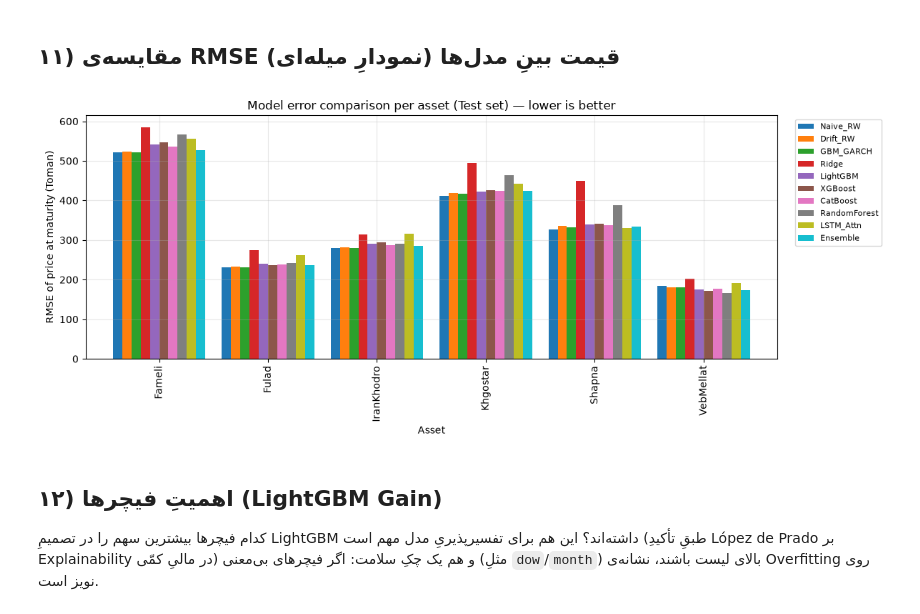
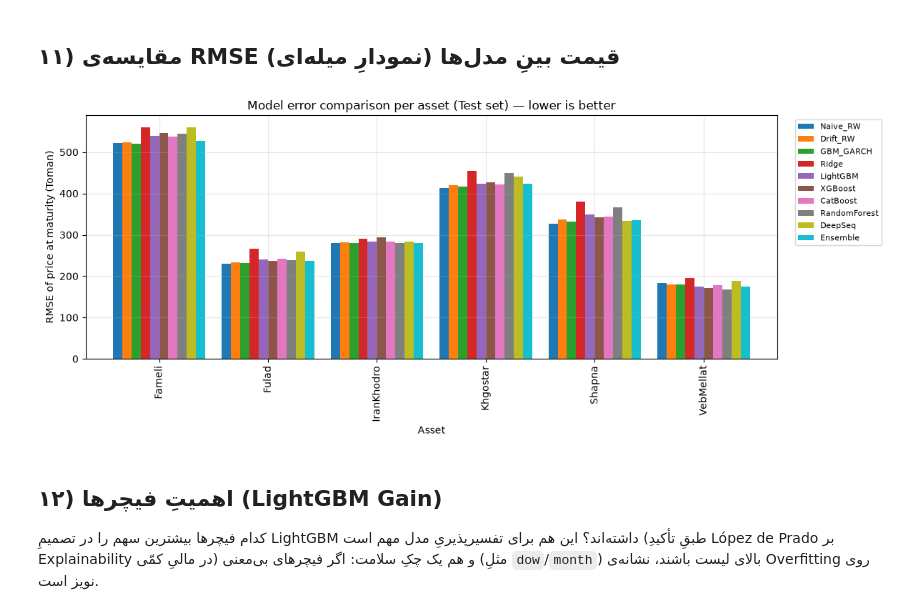
Before and after one commit to behzadkhlj/CoveredCall, a Jupyter notebook: price_at_maturity_prediction.ipynb, the cells around one changed output. Cells and saved outputs as stored; diff of their text form; code cells hidden in the pictures.

```diff
--- a/price_at_maturity_prediction.ipynb
+++ b/price_at_maturity_prediction.ipynb
@@ -294,5 +298,20 @@ def purged_walkforward_folds(n_train, n_splits, purge, min_train=200):
 def recency_weights(n, half_life=RECENCY_HALF_LIFE):
     return 0.5 ** ((n - 1 - np.arange(n)) / half_life)
 
-print("✅ توابعِ Split/Weighting آماده‌اند")
+
+class PurgedWalkForwardCV:
+    '''شیءِ CV سازگار با اسکای‌لرن (split/get_n_splits) برای استفاده‌ی مستقیم در
+    GridSearchCV — دقیقاً همان فولدهای Purged Walk-Forward بالا را برمی‌گرداند
+    (نه KFold تصادفی که برای داده‌ی سری‌زمانی نامعتبر است).'''
+    def __init__(self, n, n_splits=3, purge=10, min_train=200):
+        self.folds = purged_walkforward_folds(n, n_splits, purge, min_train)
+
+    def split(self, X, y=None, groups=None):
+        for tr_s, va_s in self.folds:
+            yield np.arange(tr_s.start, tr_s.stop), np.arange(va_s.start, va_s.stop)
+
+    def get_n_splits(self, X=None, y=None, groups=None):
+        return len(self.folds)
+
+print("✅ توابعِ Split/Weighting + کلاسِ PurgedWalkForwardCV آماده‌اند")
 # %% [output]
@@ -801,17 +958,17 @@ plt.show()
 ## ۱۱) مقایسه‌ی RMSE قیمت بینِ مدل‌ها (نمودارِ میله‌ای)
 # %%
 model_order = ['Naive_RW', 'Drift_RW', 'GBM_GARCH', 'Ridge', 'LightGBM', 'XGBoost',
-               'CatBoost', 'RandomForest', 'LSTM_Attn', 'Ensemble']
+               'CatBoost', 'RandomForest', 'DeepSeq', 'Ensemble']
 pivot_rmse = results_df.pivot_table(index='Model', columns='Asset', values='RMSE_price').reindex(model_order)
 fig, ax = plt.subplots(figsize=(12, 5))
 pivot_rmse.T.plot(kind='bar', ax=ax, width=0.85)
 ax.set_ylabel('RMSE of price at maturity (Toman)')
 ax.set_title('Model error comparison per asset (Test set) — lower is better')
 ax.legend(bbox_to_anchor=(1.02, 1), loc='upper left', fontsize=8)
 plt.tight_layout()
 plt.show()
 # %% [output]
-[figure, old version]
+[figure, new version]
 # %% [markdown]
 ## ۱۲) اهمیتِ فیچرها (LightGBM Gain)
 
```
Also changed, not shown: parts of 13 cells of this notebook, 11 other files.
